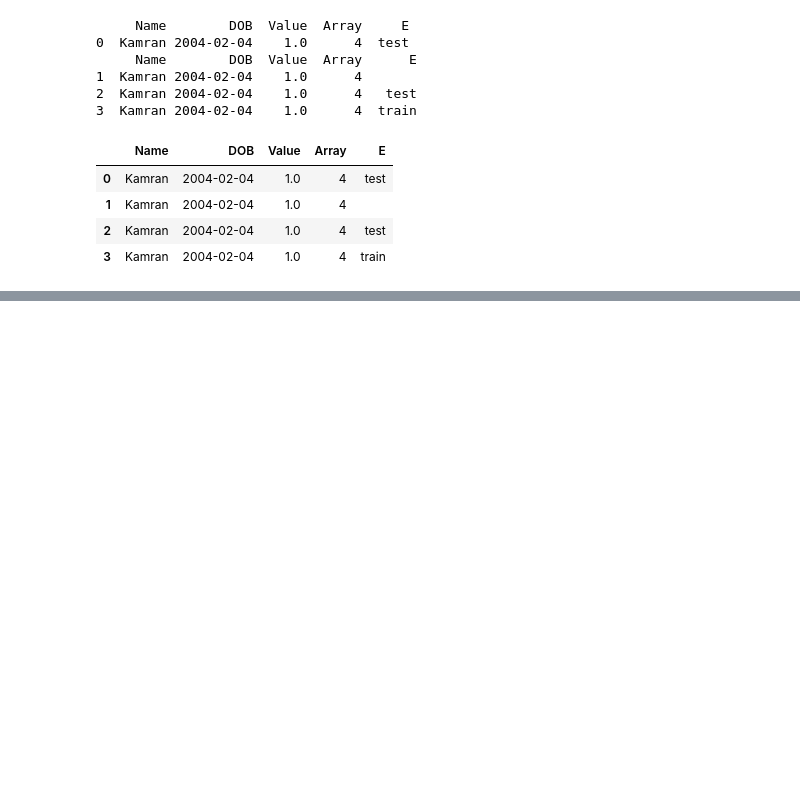
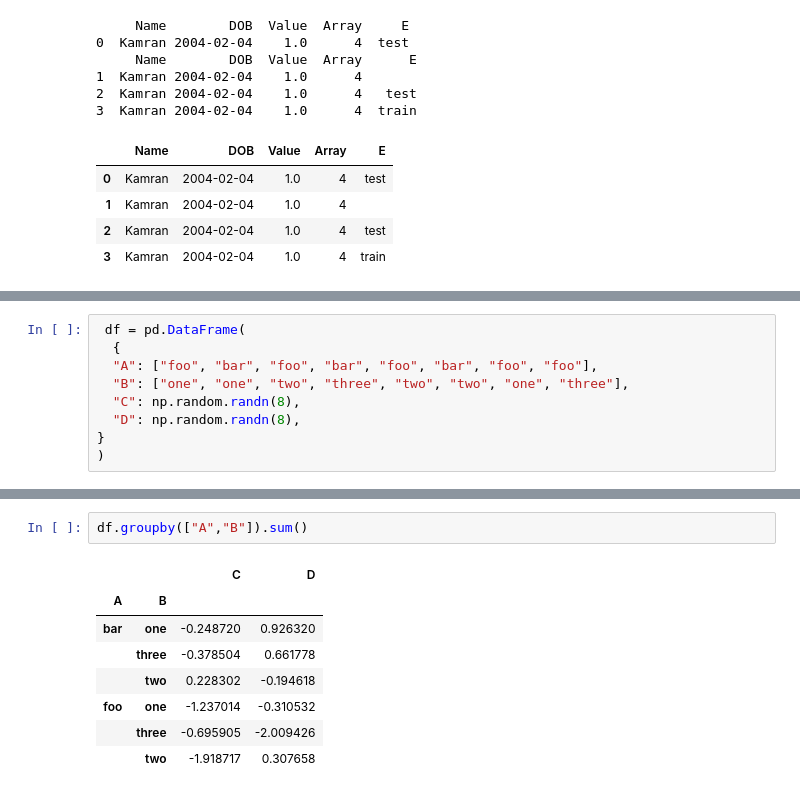
Before and after one commit to kamranshahid56-tech/Python_Practice-Numpy-Pandas-, a Jupyter notebook: python_practice.ipynb, the cells around one changed output, grey strips where cells are left out. Cells and saved outputs as stored; diff of their text form; blank space fills up the shorter version.

```diff
--- a/python_practice.ipynb
+++ b/python_practice.ipynb
@@ -2307,0 +2586,9 @@ pd.concat(pieces)
+# %%
+ df = pd.DataFrame(
+  {
+  "A": ["foo", "bar", "foo", "bar", "foo", "bar", "foo", "foo"],
+  "B": ["one", "one", "two", "three", "two", "two", "one", "three"],
+  "C": np.random.randn(8),
+  "D": np.random.randn(8),
+}
+)
@@ -2307,0 +2602,11 @@ pd.concat(pieces)
+# %%
+df.groupby(["A","B"]).sum()
+# %% [output]
+|  |  | C | D |
+| A | B |  |  |
+| bar | one | -0.248720 | 0.926320 |
+|  | three | -0.378504 | 0.661778 |
+|  | two | 0.228302 | -0.194618 |
+| foo | one | -1.237014 | -0.310532 |
+|  | three | -0.695905 | -2.009426 |
+|  | two | -1.918717 | 0.307658 |
```
Also changed, not shown: parts of 22 cells of this notebook.
